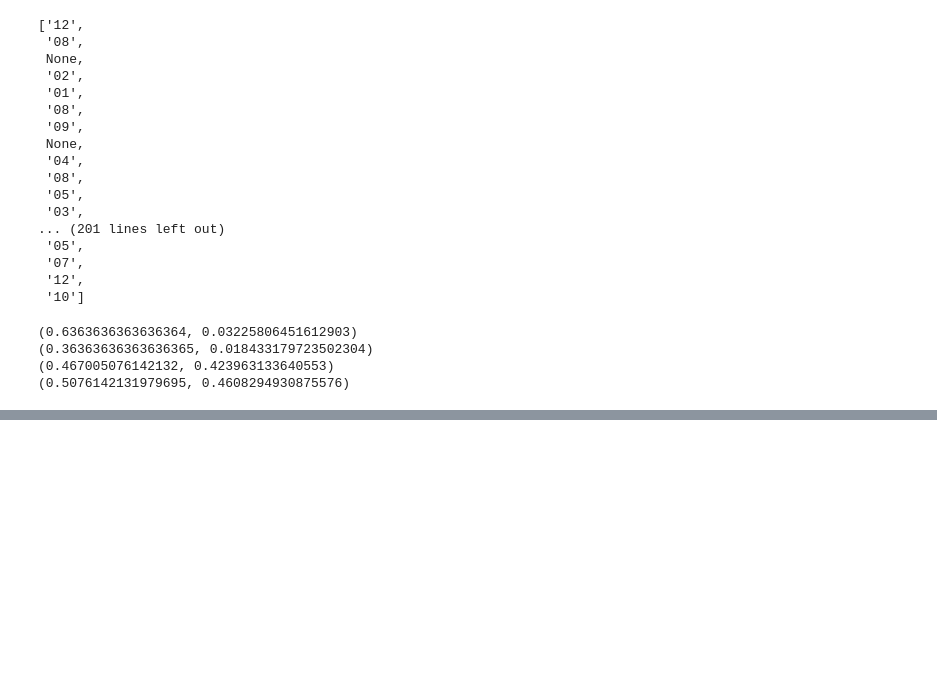
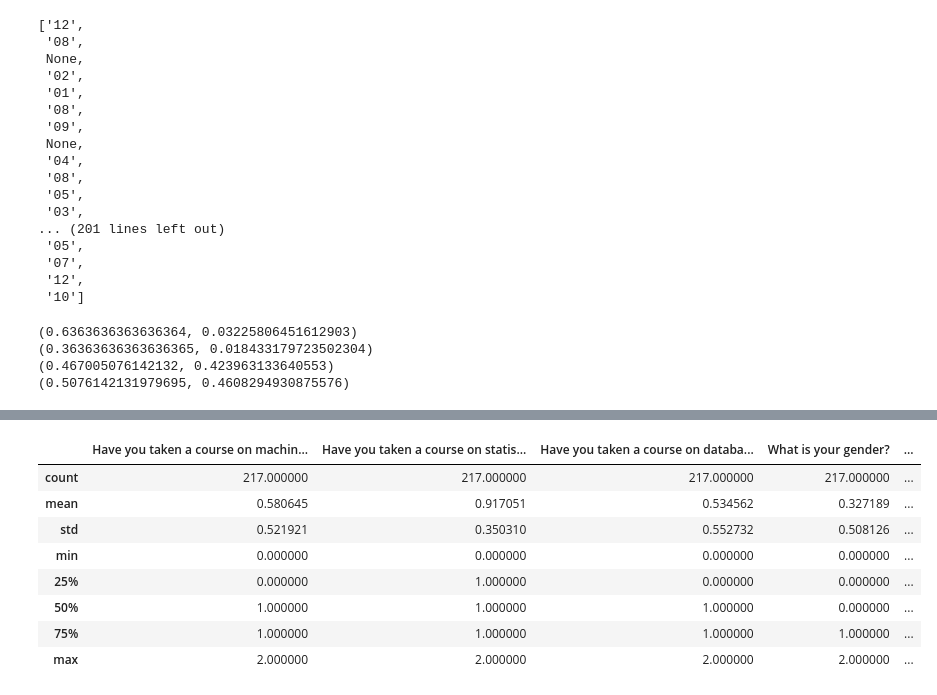
Before and after one commit to hannaheyer/Dmt, a Jupyter notebook: Data Mining assignment 1.ipynb, the cells around one changed output, grey strips where cells are left out. Saved outputs shown, nothing was run; the diff lists cells and outputs as text; code cells hidden in the pictures; blank space fills up the shorter version.

```diff
--- a/Data Mining assignment 1.ipynb
+++ b/Data Mining assignment 1.ipynb
@@ -254,0 +234,12 @@ Name: What is your gender?, Length: 217, dtype: int64
+# %%
+dat2.describe()
+# %% [output]
+|  | Have you taken a course on machin... | Have you taken a course on statis... | Have you taken a course on databa... | What is your gender? | ... |
+| count | 217.000000 | 217.000000 | 217.000000 | 217.000000 | ... |
+| mean | 0.580645 | 0.917051 | 0.534562 | 0.327189 | ... |
+| std | 0.521921 | 0.350310 | 0.552732 | 0.508126 | ... |
+| min | 0.000000 | 0.000000 | 0.000000 | 0.000000 | ... |
+| 25% | 0.000000 | 1.000000 | 0.000000 | 0.000000 | ... |
+| 50% | 1.000000 | 1.000000 | 1.000000 | 0.000000 | ... |
+| 75% | 1.000000 | 1.000000 | 1.000000 | 1.000000 | ... |
+| max | 2.000000 | 2.000000 | 2.000000 | 2.000000 | ... |
```
Also changed, not shown: parts of 2 cells of this notebook, 6 other files.
